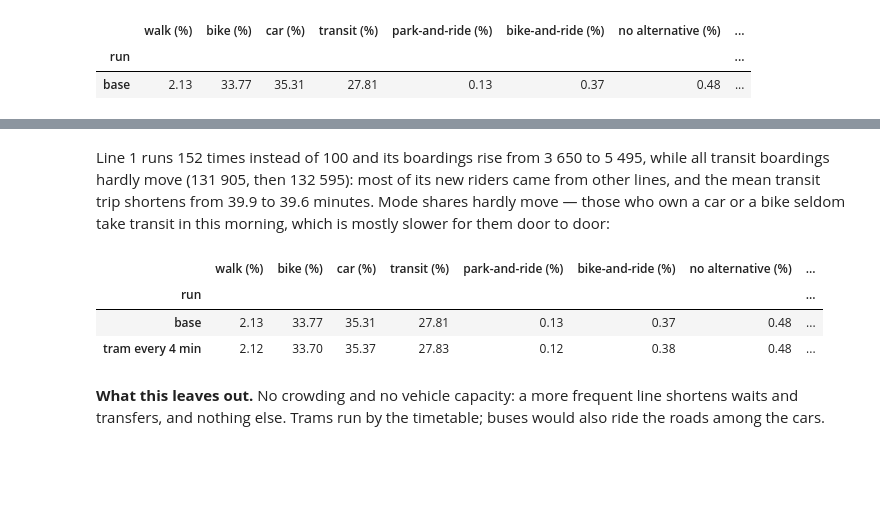
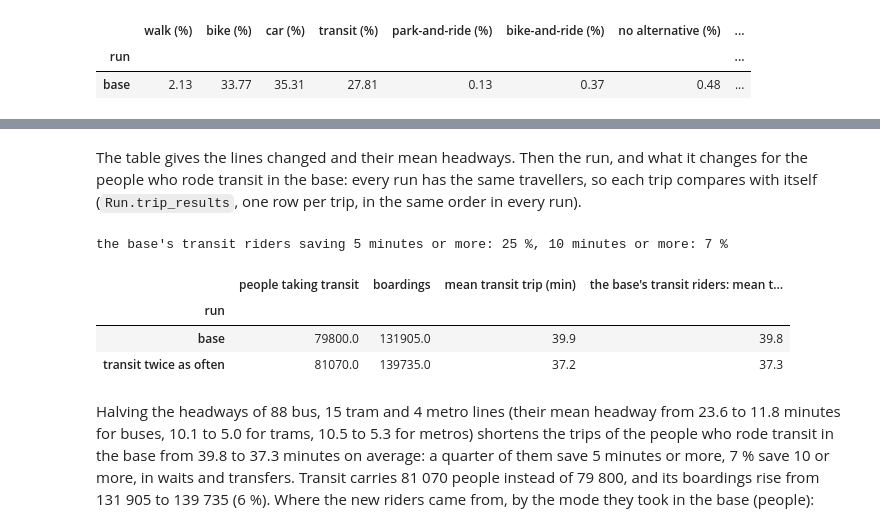
Before and after one commit to bahmanmdd/openmobisim, a Jupyter notebook: manual/tutorials/09_applications.ipynb, the cells around one changed output, grey strips where cells are left out. Cells and saved outputs as stored; diff of their text form; code cells hidden in the pictures; blank space fills up the shorter version.

```diff
--- a/manual/tutorials/09_applications.ipynb
+++ b/manual/tutorials/09_applications.ipynb
@@ -203,15 +197,46 @@ tram line 1 (route 152323)
 # %% [markdown]
-Line 1 runs 152 times instead of 100 and its boardings rise from 3 650 to 5 495, while all transit boardings hardly
-move (131 905, then 132 595): most of its new riders came from other lines, and the mean transit trip shortens from
-39.9 to 39.6 minutes. Mode shares hardly move — those who own a car or a bike seldom take transit in this
-morning, which is mostly slower for them door to door:
+The table gives the lines changed and their mean headways. Then the run, and what it changes for the people who rode
+transit in the base: every run has the same travellers, so each trip compares with itself (`Run.trip_results`, one row
+per trip, in the same order in every run).
 # %%
-table("base", "tram every 4 min")
+more = simulate("transit twice as often", timetable=double)
+before, after = base.trip_results().to_pandas(), more.trip_results().to_pandas()
+rode = (before["mode"] == "transit") & (before["outcome"] == "completed") & (after["outcome"] == "completed")
+
+
+def mean_min(trips_table, rows):
+    """The people-weighted mean trip, in minutes, of the given rows that completed."""
+    t = trips_table.loc[rows]
+    t = t[t["outcome"] == "completed"]
+    return (t["travel_time_s"] * t["weight"]).sum() / t["weight"].sum() / 60
+
+
+def transit_row(run, trips_table):
+    m = run.completion_by_mode["transit"]
+    return {
+        "people taking transit": m["people"],
+        "boardings": run.transit_summary["boardings"],
+        "mean transit trip (min)": m["total_travel_time_s"] / m["completed_people"] / 60,
+        "the base's transit riders: mean trip (min)": mean_min(trips_table, rode),
+    }
+
+
+saved = (before["travel_time_s"] - after["travel_time_s"])[rode] / 60
+weight = before["weight"][rode]
+print(f"the base's transit riders saving 5 minutes or more: {100 * weight[saved >= 5].sum() / weight.sum():.0f} %, "
+      f"10 minutes or more: {100 * weight[saved >= 10].sum() / weight.sum():.0f} %")
+pd.DataFrame(
+    [transit_row(base, before), transit_row(more, after)], index=pd.Index(["base", "transit twice as often"], name="run")
+).round(1)
 # %% [output]
+the base's transit riders saving 5 minutes or more: 25 %, 10 minutes or more: 7 %
-|  | walk (%) | bike (%) | car (%) | transit (%) | park-and-ride (%) | bike-and-ride (%) | no alternative (%) | ... |
-| run |  |  |  |  |  |  |  | ... |
-| base | 2.13 | 33.77 | 35.31 | 27.81 | 0.13 | 0.37 | 0.48 | ... |
-| tram every 4 min | 2.12 | 33.70 | 35.37 | 27.83 | 0.12 | 0.38 | 0.48 | ... |
+|  | people taking transit | boardings | mean transit trip (min) | the base's transit riders: mean t... |
+| run |  |  |  |  |
+| base | 79800.0 | 131905.0 | 39.9 | 39.8 |
+| transit twice as often | 81070.0 | 139735.0 | 37.2 | 37.3 |
 # %% [markdown]
-**What this leaves out.** No crowding and no vehicle capacity: a more frequent line shortens waits and transfers, and
-nothing else. Trams run by the timetable; buses would also ride the roads among the cars.
+Halving the headways of 88 bus, 15 tram and 4 metro lines (their mean headway from 23.6 to 11.8 minutes for buses,
+10.1 to 5.0 for trams, 10.5 to 5.3 for metros) shortens the trips of the people who rode transit in the base from 39.8
+to 37.3 minutes on average: a quarter of them save 5 minutes or more, 7 % save 10 or more, in waits and transfers.
+Transit carries 81 070 people instead of 79 800, and its boardings rise from 131 905 to 139 735 (6 %). Where the new
+riders came from, by the mode they took in the base (people):
```
Also changed, not shown: parts of 61 cells of this notebook, 4 other files.
